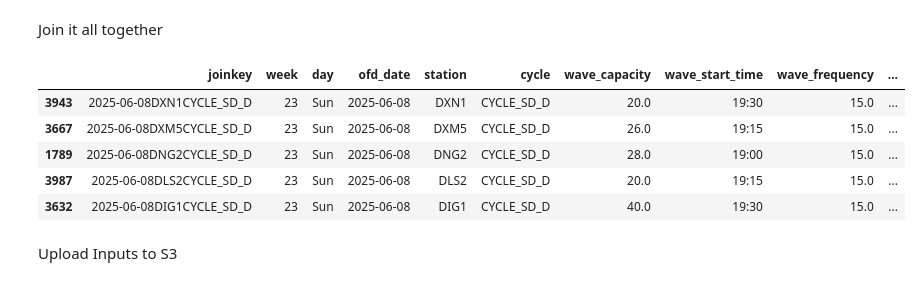
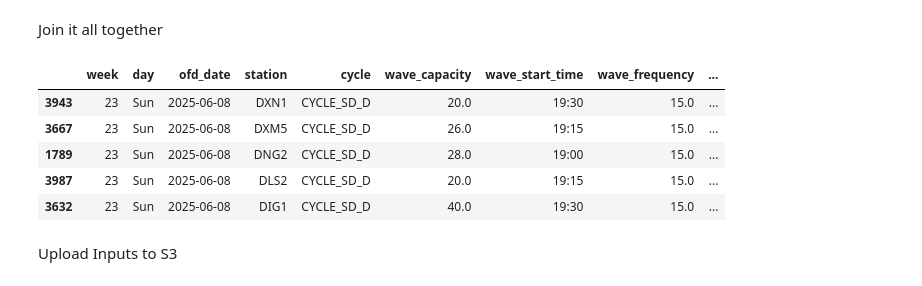
Before and after one commit to Jakubklas/data_webapp, a Jupyter notebook: notebooks/input_data_processing.ipynb, the cells around one changed output. Saved outputs shown, nothing was run; the diff lists cells and outputs as text; code cells hidden in the pictures.

```diff
--- a/experiments/input_data_processing.ipynb
+++ b/notebooks/input_data_processing.ipynb
@@ -424,40 +424,40 @@ df = scms_data.merge( # Join SCSMS + Forecasts
     spr_data,
     on=["cycle", "station"],
     how="left",
     suffixes=('', '_c')
 ) \
     .merge( # Join SA Table
     sa_table,
     on=["day", "station", "cycle"],
     how="left",
     suffixes=('', '_d')
 ) \
     .merge( # Join Wave Plan
     wave_plan,
     on="joinkey",
     how="left",
     suffixes=('', '_e')
 )
 
 # Drop unnecesary cols Sort by Date/Cycle/Station
-df = df[cols]
+df = df[cols].drop("joinkey", axis=1)
 df = df.sort_values(["ofd_date", "cycle", "station"], ascending=False)
 
 # Only include current Week and next week
 cw = datetime.now().isocalendar().week
 nw = cw + 1
 relevant_weeks = df["week"].isin([cw, nw])
 
 df = df[relevant_weeks]
 
 df.head()
 # %% [output]
-|  | joinkey | week | day | ofd_date | station | cycle | wave_capacity | wave_start_time | wave_frequency | ... |
-| 3943 | 2025-06-08DXN1CYCLE_SD_D | 23 | Sun | 2025-06-08 | DXN1 | CYCLE_SD_D | 20.0 | 19:30 | 15.0 | ... |
-| 3667 | 2025-06-08DXM5CYCLE_SD_D | 23 | Sun | 2025-06-08 | DXM5 | CYCLE_SD_D | 26.0 | 19:15 | 15.0 | ... |
-| 1789 | 2025-06-08DNG2CYCLE_SD_D | 23 | Sun | 2025-06-08 | DNG2 | CYCLE_SD_D | 28.0 | 19:00 | 15.0 | ... |
-| 3987 | 2025-06-08DLS2CYCLE_SD_D | 23 | Sun | 2025-06-08 | DLS2 | CYCLE_SD_D | 20.0 | 19:15 | 15.0 | ... |
-| 3632 | 2025-06-08DIG1CYCLE_SD_D | 23 | Sun | 2025-06-08 | DIG1 | CYCLE_SD_D | 40.0 | 19:30 | 15.0 | ... |
+|  | week | day | ofd_date | station | cycle | wave_capacity | wave_start_time | wave_frequency | ... |
+| 3943 | 23 | Sun | 2025-06-08 | DXN1 | CYCLE_SD_D | 20.0 | 19:30 | 15.0 | ... |
+| 3667 | 23 | Sun | 2025-06-08 | DXM5 | CYCLE_SD_D | 26.0 | 19:15 | 15.0 | ... |
+| 1789 | 23 | Sun | 2025-06-08 | DNG2 | CYCLE_SD_D | 28.0 | 19:00 | 15.0 | ... |
+| 3987 | 23 | Sun | 2025-06-08 | DLS2 | CYCLE_SD_D | 20.0 | 19:15 | 15.0 | ... |
+| 3632 | 23 | Sun | 2025-06-08 | DIG1 | CYCLE_SD_D | 40.0 | 19:30 | 15.0 | ... |
 # %% [markdown]
 Upload Inputs to S3
 # %%
```
Also changed, not shown: parts of 4 cells of this notebook, 31 other files.
